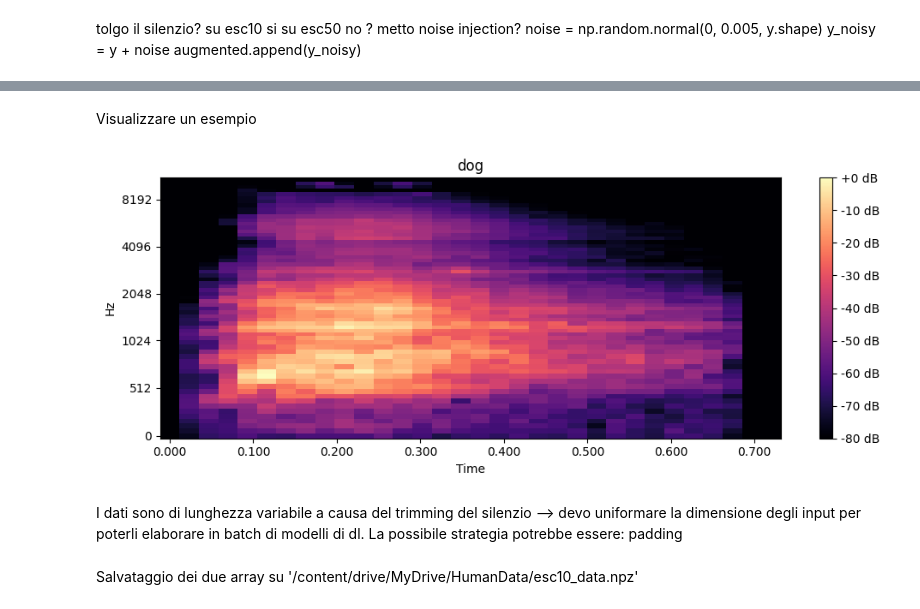
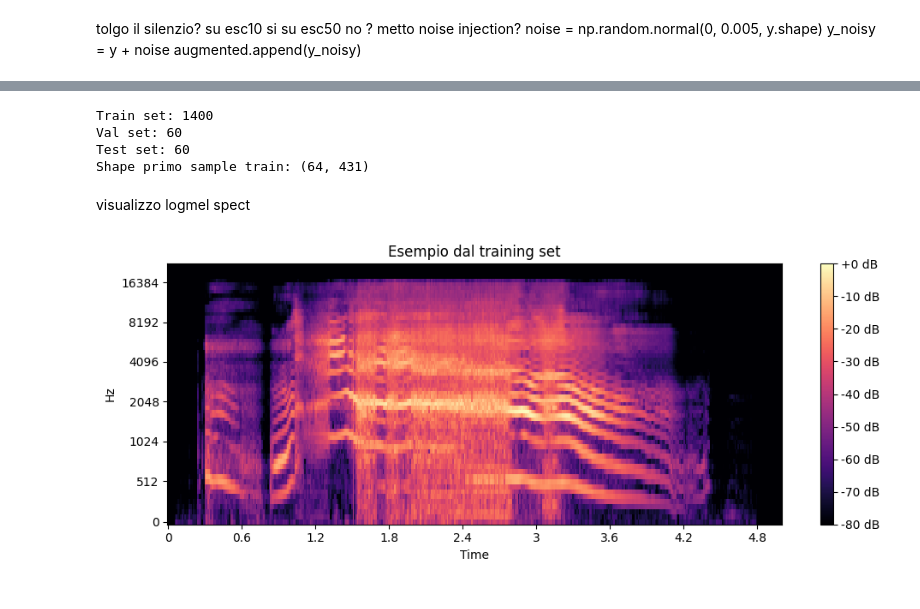
Before and after one commit to unipd-human-data/env-soundnet, a Jupyter notebook: Preprocessing.ipynb, the cells around one changed output, grey strips where cells are left out. Drawn from its saved outputs; the diff is of its cells as text; code cells hidden in the pictures.

Commit message:
preprocessing

```diff
--- a/Preprocessing.ipynb
+++ b/Preprocessing.ipynb
@@ -115,7 +118,6 @@ duration = 5.0       # lunghezza standard (secondi)
 # %%
 def load_audio_file(file_path, sr=44100, duration=5.0):
     y, sr = librosa.load(file_path, sr=sr, duration=duration)
-    y, _ = librosa.effects.trim(y)          # rimuove silenzi
     y = librosa.util.normalize(y)           # normalizzazione RMS
     if len(y) < int(sr * duration):
         padding = int(sr * duration) - len(y)
@@ -210,29 +203,37 @@ Applica a ogni set la funzione:
 # %%
-def batch_preprocess(X, sr=44100):
+def batch_logmel(X, sr=44100):
     mel_list = []
-    for x in tqdm(X, desc="Creazione log-Mel"):
+    for x in tqdm(X, desc="Log-Mel"):
         mel = preprocess_audio(x, sr=sr)
         mel_list.append(mel)
-    return np.array(mel_list)
+    return mel_list
 # %%
-X_train_mel = batch_preprocess(X_train_total)
-X_val_mel = batch_preprocess(X_val)
-X_test_mel = batch_preprocess(X_test)
+X_train_mel = batch_logmel(X_train_aug)
+X_val_mel = batch_logmel(X_val)
+X_test_mel = batch_logmel(X_test)
 # %%
-print("Train shape:", X_train_mel.shape)
-print("Val shape:", X_val_mel.shape)
-print("Test shape:", X_test_mel.shape)
+print("Train set:", len(X_train_mel))
+print("Val set:", len(X_val_mel))
+print("Test set:", len(X_test_mel))
+
+print("Shape primo sample train:", X_train_mel[0].shape)
+# %% [output]
+Train set: 1400
+Val set: 60
+Test set: 60
+Shape primo sample train: (64, 431)
-# %% [markdown]
-Visualizzare un esempio
+# %% [markdown]
+visualizzo logmel spect
 # %%
-mel, label = data[0]
-plt.figure(figsize=(10, 4))
-librosa.display.specshow(mel, y_axis='mel', x_axis='time')
-plt.colorbar(format='%+2.0f dB')
-plt.title(label)
-plt.tight_layout()
-plt.show()
+def show_mel(mel, title="Log-Mel Spectrogram"):
+    plt.figure(figsize=(10, 4))
+    librosa.display.specshow(mel, sr=sample_rate, hop_length=512, x_axis='time', y_axis='mel')
+    plt.colorbar(format='%+2.0f dB')
+    plt.title(title)
+    plt.tight_layout()
+    plt.show()
+
+# Visualizza un esempio a caso dal training set
+show_mel(X_train_mel[0], title="Esempio dal training set")
 # %% [output]
-[figure, old version]
+[figure, new version]
-# %% [markdown]
-I dati sono di lunghezza variabile a causa del trimming del silenzio --> devo uniformare la dimensione degli input per poterli elaborare in batch di modelli di dl. La possibile strategia potrebbe essere: padding
@@ -254,2 +239,0 @@ y_array = np.array(y)
-# %% [markdown]
-Salvataggio dei due array su '/content/drive/MyDrive/HumanData/esc10_data.npz'
```
Also changed, not shown: parts of 15 cells of this notebook.
